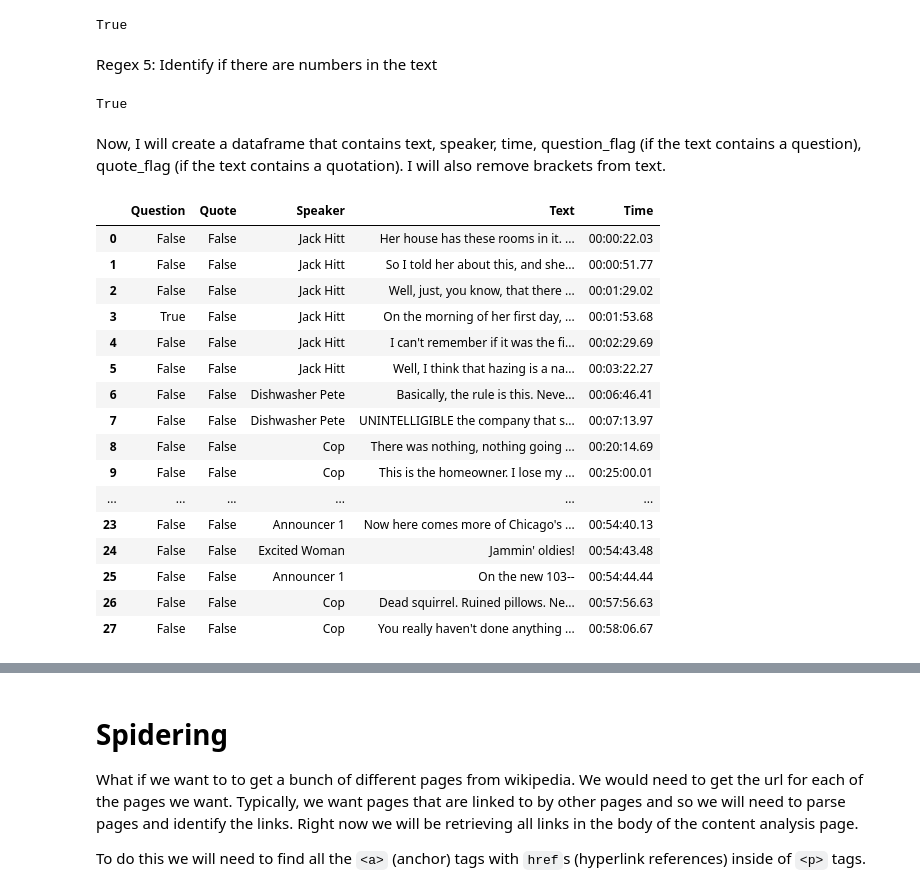
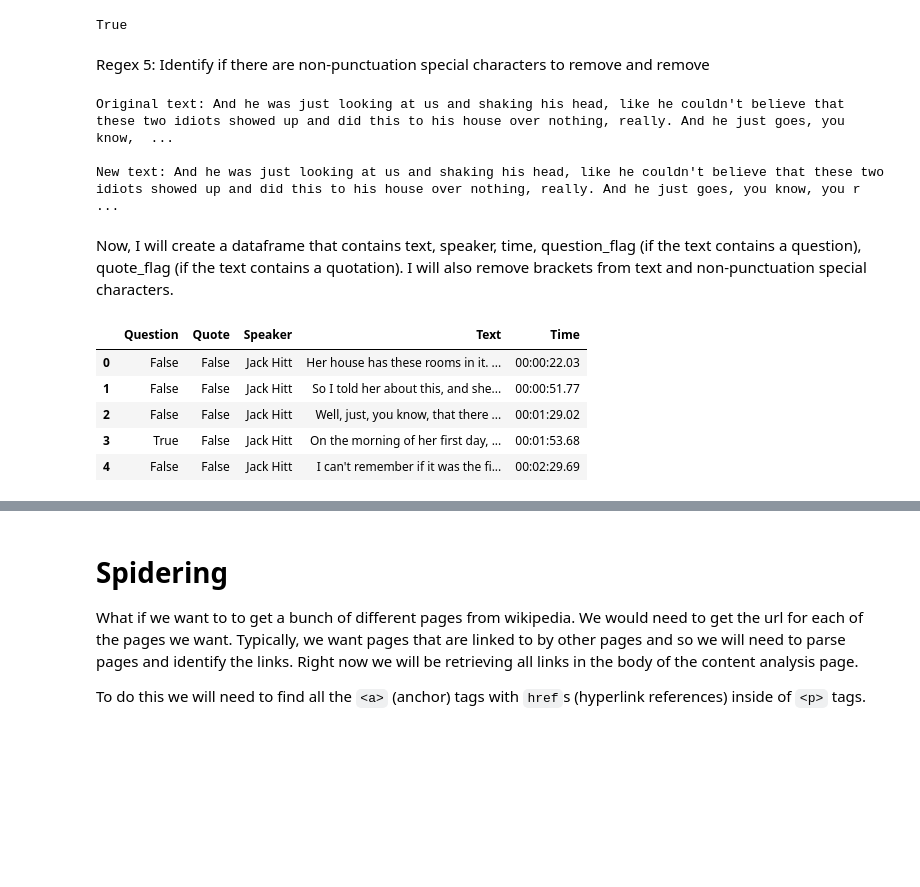
Before and after one commit to laurenjli/Content-Analysis-2020, a Jupyter notebook: week-1/1-intro.ipynb, the cells around one changed output, grey strips where cells are left out. Saved outputs shown, nothing was run; the diff lists cells and outputs as text; code cells hidden in the pictures; blank space fills up the shorter version.

```diff
--- a/week-1/1-intro.ipynb
+++ b/week-1/1-intro.ipynb
@@ -252,5 +242,0 @@ for t in host_content[:5]:
-# %%
-# Subject
-guest_content = soup.body.findAll("div", {"class": "subject"})
-for t in guest_content[:5]:
-    print(t)
@@ -360,30 +301,34 @@ results
 # %% [markdown]
 Regex 4: Identify where there are question marks
 # %%
-special = '\?'
+question = '\?'
 results = set()
 for t in contentPTags:
-    match = re.search(special, t.text)
+    match = re.search(question, t.text)
     if match:
         print(True)
         break
 # %% [output]
 True
 # %% [markdown]
-Regex 5: Identify if there are numbers in the text
+Regex 5: Identify if there are non-punctuation special characters to remove and remove
 # %%
-num = '\d+'
+special = '[@#$%^&*{}|<>]'
 results = set()
 for t in contentPTags:
-    match = re.search(num, t.text)
+    match = re.search(special, t.text)
     if match:
-        print(True)
-        break
+        print('Original text: {}'.format(t.text))
+        text = re.sub(special, '', t.text)
+        print()
+        print('New text: {}'.format(text))
 # %% [output]
-True
+Original text: And he was just looking at us and shaking his head, like he couldn't believe that these two idiots showed up and did this to his house over nothing, really. And he just goes, you know,  ...
+
+New text: And he was just looking at us and shaking his head, like he couldn't believe that these two idiots showed up and did this to his house over nothing, really. And he just goes, you know, you r ...
 # %% [markdown]
 Now, I will create a dataframe that contains text, speaker, time, question_flag (if the text contains a question),
-quote_flag (if the text contains a quotation). I will also remove brackets from text.
+quote_flag (if the text contains a quotation). I will also remove brackets from text and non-punctuation special characters.
 # %%
 def mk_dataframe(content):
     data_list = []
@@ -397,11 +342,18 @@ def mk_dataframe(content):
         text = t.p.text
         # remove bracket from text
         bracket ='\[(.*?)\]'
-        bracket_match = re.search(bracket1, text)
+        bracket_match = re.search(bracket, text)
         if bracket_match: # replace with text
             bracket2 = '(?<=\[).+?(?=\])'
             replace_text = re.search(bracket2, text).group(0)
             text = re.sub(r'\[(.*?)\]', replace_text, text)
+
+        # remove non-punctuation special characters
+        special = '[@#$%^&*{}|<>]'
+        special_match = re.search(special, text)
+        if special_match: # replace with empty string
+            text = re.sub(special, '', text)
+
         # check if the text contains a question
         q_pattern = '\?'
         q_search = re.search(q_pattern, text)
@@ -425,24 +377,13 @@ def mk_dataframe(content):
     return pandas.DataFrame(data_list)
 # %%
 guest= mk_dataframe(guest_content)
-guest
+guest.head()
 # %% [output]
 |  | Question | Quote | Speaker | Text | Time |
 | 0 | False | False | Jack Hitt | Her house has these rooms in it. ... | 00:00:22.03 |
 | 1 | False | False | Jack Hitt | So I told her about this, and she... | 00:00:51.77 |
 | 2 | False | False | Jack Hitt | Well, just, you know, that there ... | 00:01:29.02 |
 | 3 | True | False | Jack Hitt | On the morning of her first day, ... | 00:01:53.68 |
 | 4 | False | False | Jack Hitt | I can't remember if it was the fi... | 00:02:29.69 |
-| 5 | False | False | Jack Hitt | Well, I think that hazing is a na... | 00:03:22.27 |
-| 6 | False | False | Dishwasher Pete | Basically, the rule is this. Neve... | 00:06:46.41 |
-| 7 | False | False | Dishwasher Pete | UNINTELLIGIBLE the company that s... | 00:07:13.97 |
-| 8 | False | False | Cop | There was nothing, nothing going ... | 00:20:14.69 |
-| 9 | False | False | Cop | This is the homeowner. I lose my ... | 00:25:00.01 |
-| ... | ... | ... | ... | ... | ... |
-| 23 | False | False | Announcer 1 | Now here comes more of Chicago's ... | 00:54:40.13 |
-| 24 | False | False | Excited Woman | Jammin' oldies! | 00:54:43.48 |
-| 25 | False | False | Announcer 1 | On the new 103-- | 00:54:44.44 |
-| 26 | False | False | Cop | Dead squirrel. Ruined pillows. Ne... | 00:57:56.63 |
-| 27 | False | False | Cop | You really haven't done anything ... | 00:58:06.67 |
 # %%
 host = mk_dataframe(host_content)
```
Also changed, not shown: parts of 16 cells of this notebook.
